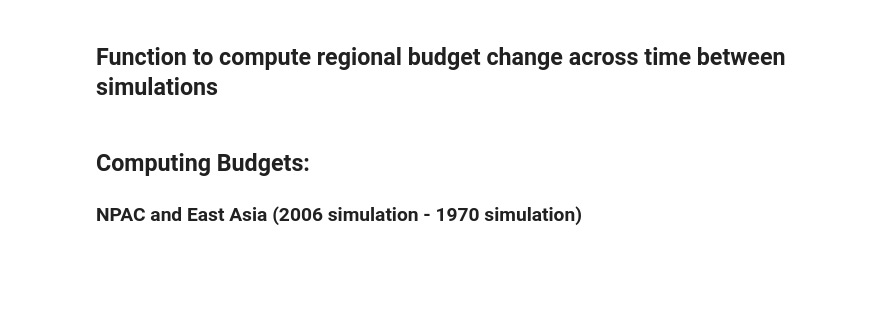
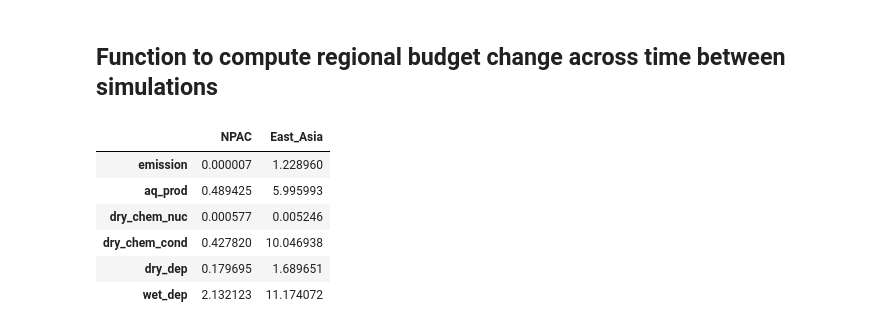
Before and after one commit to jazweifel/Sulfate_Analysis, a Jupyter notebook: Budget_Analysis.ipynb, the cells around one changed output. Cells and saved outputs as stored; diff of their text form; code cells hidden in the pictures; blank space fills up the shorter version.

Commit message:
added seasonal budget view

```diff
--- a/Budget_Analysis.ipynb
+++ b/Budget_Analysis.ipynb
@@ -46,7 +46,7 @@ wet_dep_variables = ['so4_a1SFWET', 'so4_a2SFWET', 'so4_a3SFWET', 'so4_c1SFWET',
 # %% [markdown]
 ## Function to compute regional budget change across time between simulations
 # %%
-def compute_budget_change(data_dict, region_mask, year1, year0, area, seconds_per_year, Tg_per_kg, flip_sign=False):
+def compute_budget_change(input_season, data_dict, region_mask, year1, year0, area, seconds_per_year, Tg_per_kg, flip_sign=False):
 
     # difference
     diff = data_dict[year1].where(region_mask) - data_dict[year0].where(region_mask)
@@ -56,12 +56,9 @@ def compute_budget_change(data_dict, region_mask, year1, year0, area, seconds_pe
         diff = diff * -1
 
     # scale and reduce
-    result = (diff * area * seconds_per_year * Tg_per_kg).mean(dim=['time']).sum(dim=['lat', 'lon']).to_array().sum()
+    result = (diff * area * seconds_per_year * Tg_per_kg).groupby("time.season").mean(dim=['time']).sel(season=input_season).sum(dim=['lat', 'lon']).to_array().sum()
 
     return result
-# %% [markdown]
-## Computing Budgets:
-### NPAC and East Asia (2006 simulation - 1970 simulation)
 # %%
 import pandas as pd
 
@@ -86,7 +83,29 @@ budgets = {}
 for category, dataset in data_groups.items():
     budgets[category] = {}
     for region_name, mask in regions.items():
-        flip = (category == "wet_dep")  # flip sign only for wet dep
-        budgets[category][region_name] = compute_budget_change(dataset, mask, *years, area, seconds_per_year, Tg_per_kg, flip_sign=flip).item()
+        flip = (category == "wet_dep")
+        result = compute_budget_change('JJA', dataset, mask, *years, area, seconds_per_year, Tg_per_kg, flip_sign=flip).item()
+        budgets[category][region_name] = result   # <--- missing assignment
 
-df = pd.DataFrame(budgets).T
+df_JJA = pd.DataFrame(budgets)
+
+budgets = {}
+
+for category, dataset in data_groups.items():
+    budgets[category] = {}
+    for region_name, mask in regions.items():
+        flip = (category == "wet_dep")
+        result = compute_budget_change('DJF', dataset, mask, *years, area, seconds_per_year, Tg_per_kg, flip_sign=flip).item()
+        budgets[category][region_name] = result   # <--- missing assignment
+
+df_DJF = pd.DataFrame(budgets)
+# %%
+df_JJA.T
+# %% [output]
+|  | NPAC | East_Asia |
+| emission | 0.000007 | 1.228960 |
+| aq_prod | 0.489425 | 5.995993 |
+| dry_chem_nuc | 0.000577 | 0.005246 |
+| dry_chem_cond | 0.427820 | 10.046938 |
+| dry_dep | 0.179695 | 1.689651 |
+| wet_dep | 2.132123 | 11.174072 |
```
Also changed, not shown: parts of 4 cells of this notebook.
